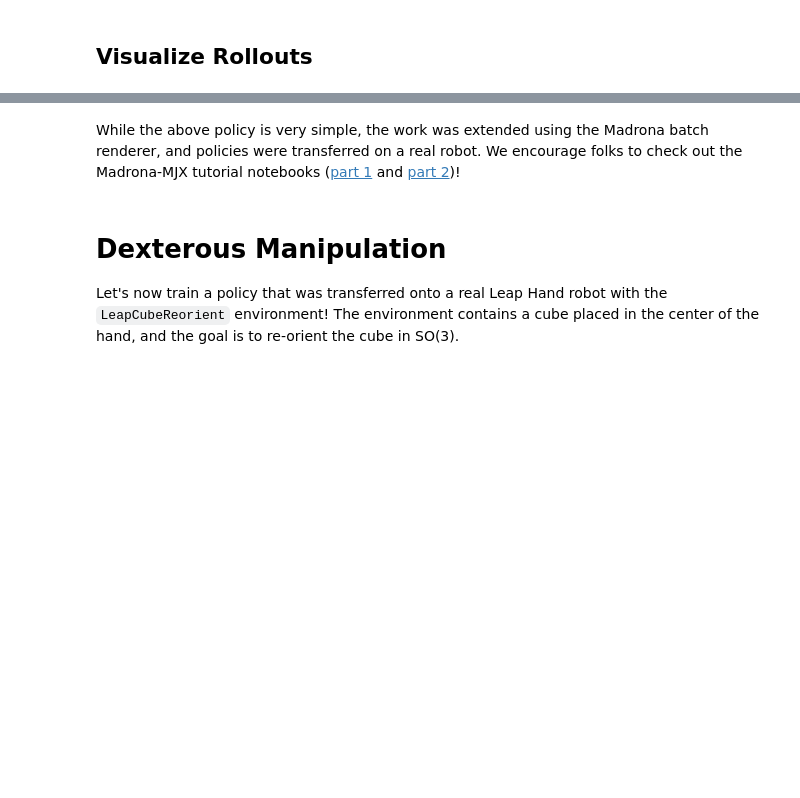
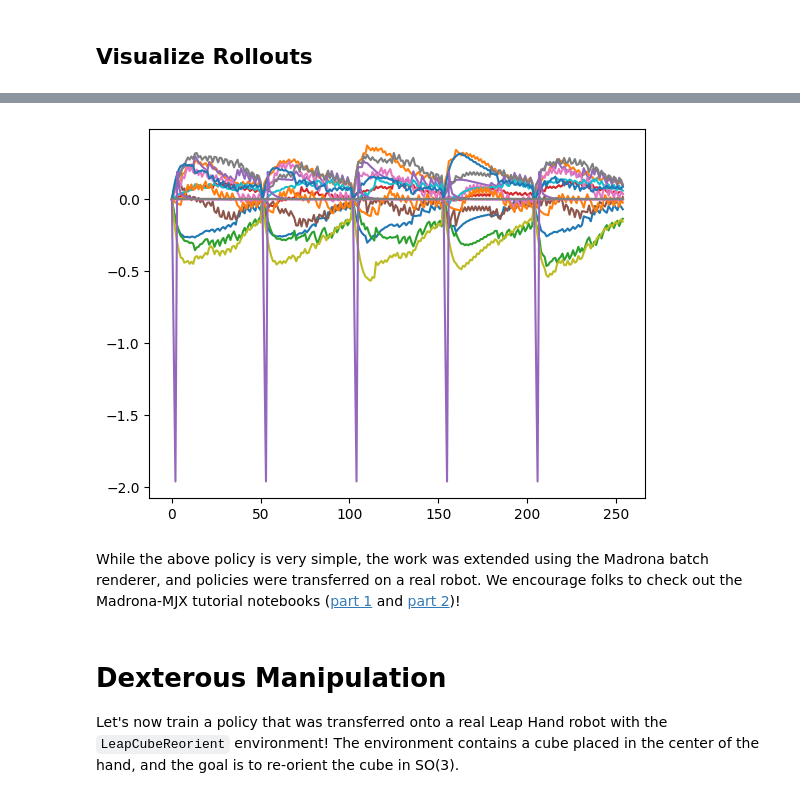
Before and after one commit to alinjar1996/mujoco_playground, a Jupyter notebook: learning/notebooks/manipulation.ipynb, the cells around one changed output, grey strips where cells are left out. Saved outputs shown, nothing was run; the diff lists cells and outputs as text; code cells hidden in the pictures; blank space fills up the shorter version.

```diff
--- a/learning/notebooks/manipulation.ipynb
+++ b/learning/notebooks/manipulation.ipynb
@@ -523,3 +534,9 @@ media.show_video(frames, fps=1.0 / env.dt / render_every)
+# %%
+
+plt.plot(qvel)
+plt.show()
+# %% [output]
+[figure, added]
 # %% [markdown]
 While the above policy is very simple, the work was extended using the Madrona batch renderer, and policies were transferred on a real robot. We encourage folks to check out the Madrona-MJX tutorial notebooks ([part 1](https://colab.research.google.com/github/google-deepmind/mujoco_playground/blob/main/learning/notebooks/training_vision_1.ipynb) and [part 2](https://colab.research.google.com/github/google-deepmind/mujoco_playground/blob/main/learning/notebooks/training_vision_2.ipynb))!
 # %% [markdown]
```
Also changed, not shown: parts of 11 cells of this notebook.
